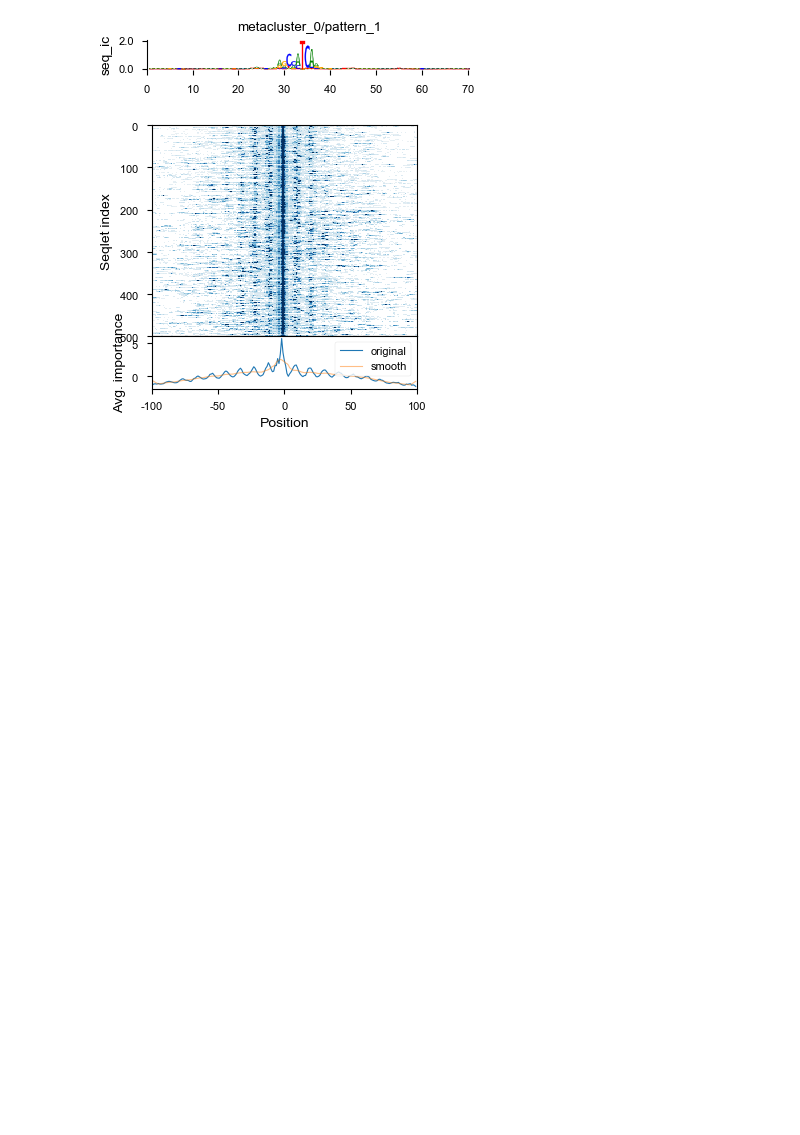
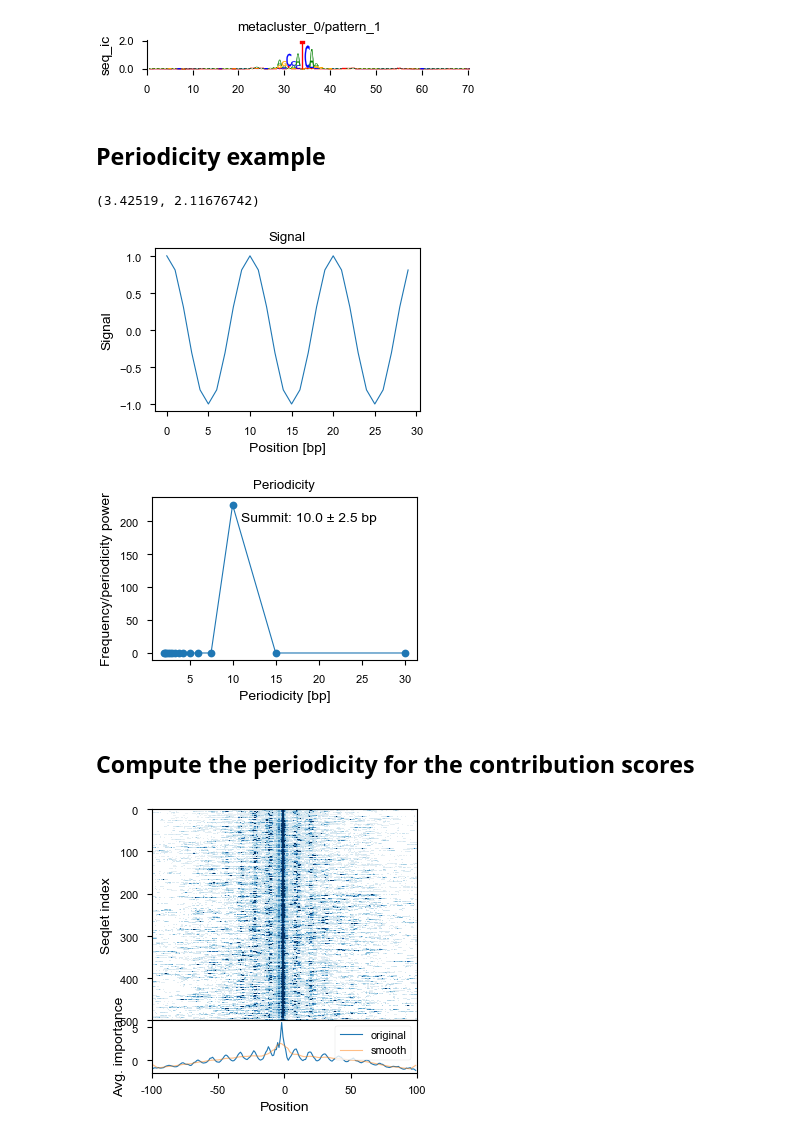
Before and after one commit to kundajelab/bpnet-manuscript, a Jupyter notebook: src/figures/10-spacing.contrib-periodicity.ipynb, the cells around one changed output. Saved outputs shown, nothing was run; the diff lists cells and outputs as text; code cells hidden in the pictures; blank space fills up the shorter version.

```diff
--- a/src/figures/10-spacing.contrib-periodicity.ipynb
+++ b/src/figures/10-spacing.contrib-periodicity.ipynb
@@ -71,6 +77,38 @@ plt.savefig(fdir / 'm0_p1.pfm.pdf')
 # %% [output]
 TF-MoDISco is using the TensorFlow backend.
 [figure]
+# %% [markdown]
+## Periodicity example
+# %%
+get_figsize(.5)
+# %% [output]
+(3.42519, 2.11676742)
+# %%
+# Create a 10 bp periodic signal
+signal = np.cos(np.arange(30) * 2 * np.pi / 10)
+t0, power_spectrum = periodicity_ft(signal)
+
+plt.figure(figsize=get_figsize(.5))
+plt.plot(signal);
+plt.xlabel("Position [bp]")
+plt.ylabel("Signal")
+plt.title("Signal")
+
+plt.figure(figsize=get_figsize(.5))
+plt.plot(t0, power_spectrum, '-o')
+plt.title("Periodicity")
+plt.ylabel("Frequency/periodicity power")
+plt.xlabel("Periodicity [bp]");
+
+# Compute the summit periodicity
+summit, summit_error = periodicity_ft_summit(t0, power_spectrum)
+plt.text(11, 200, f"Summit: {summit} ± {summit_error} bp")
+assert summit, summit_error == (10, 2.5)
+# %% [output]
+[figure, added]
+[figure, added]
+# %% [markdown]
+## Compute the periodicity for the contribution scores
 # %%
 md = ModiscoData.load(modisco_dir, None)
 # %%
```
Also changed, not shown: parts of 8 cells of this notebook, 5 other files.
